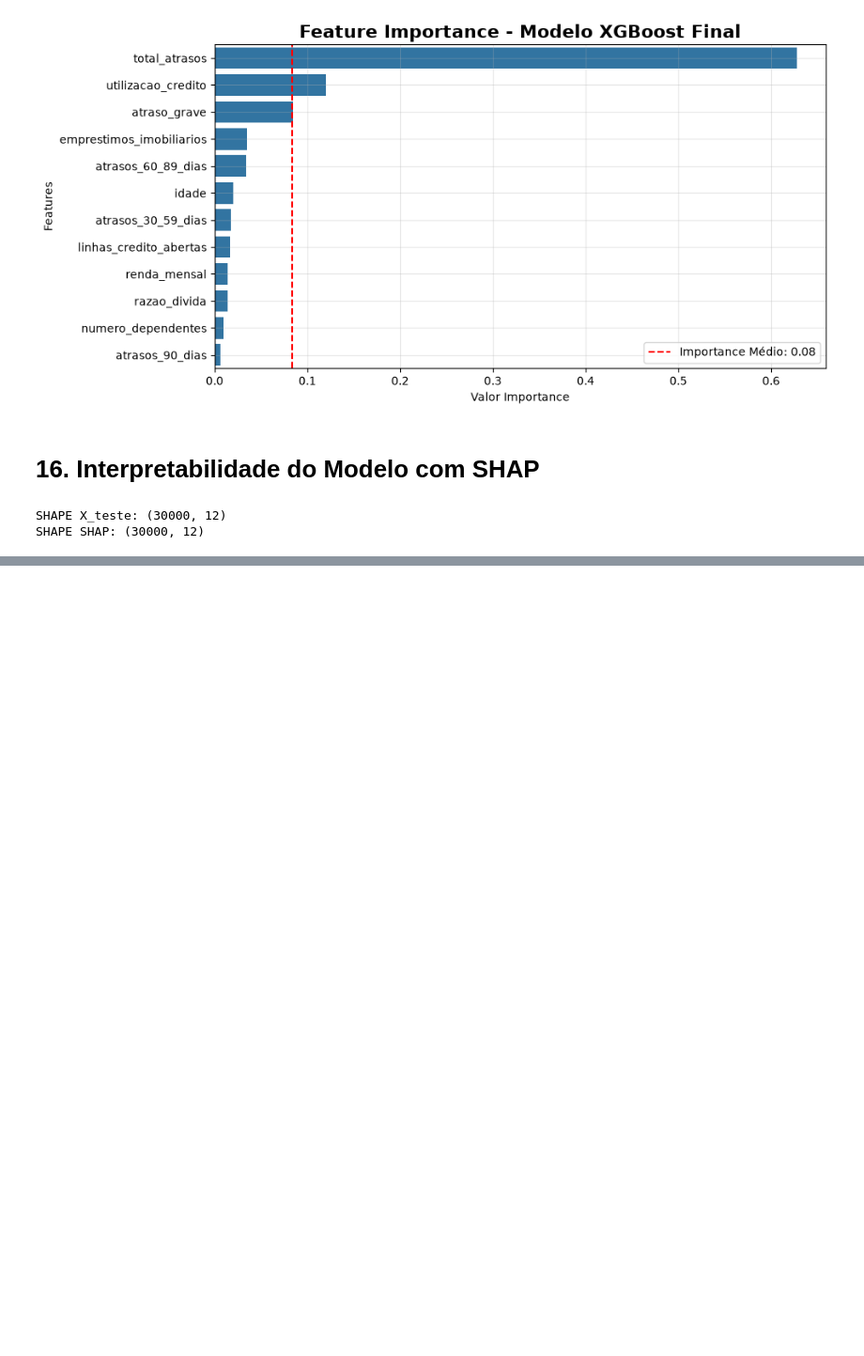
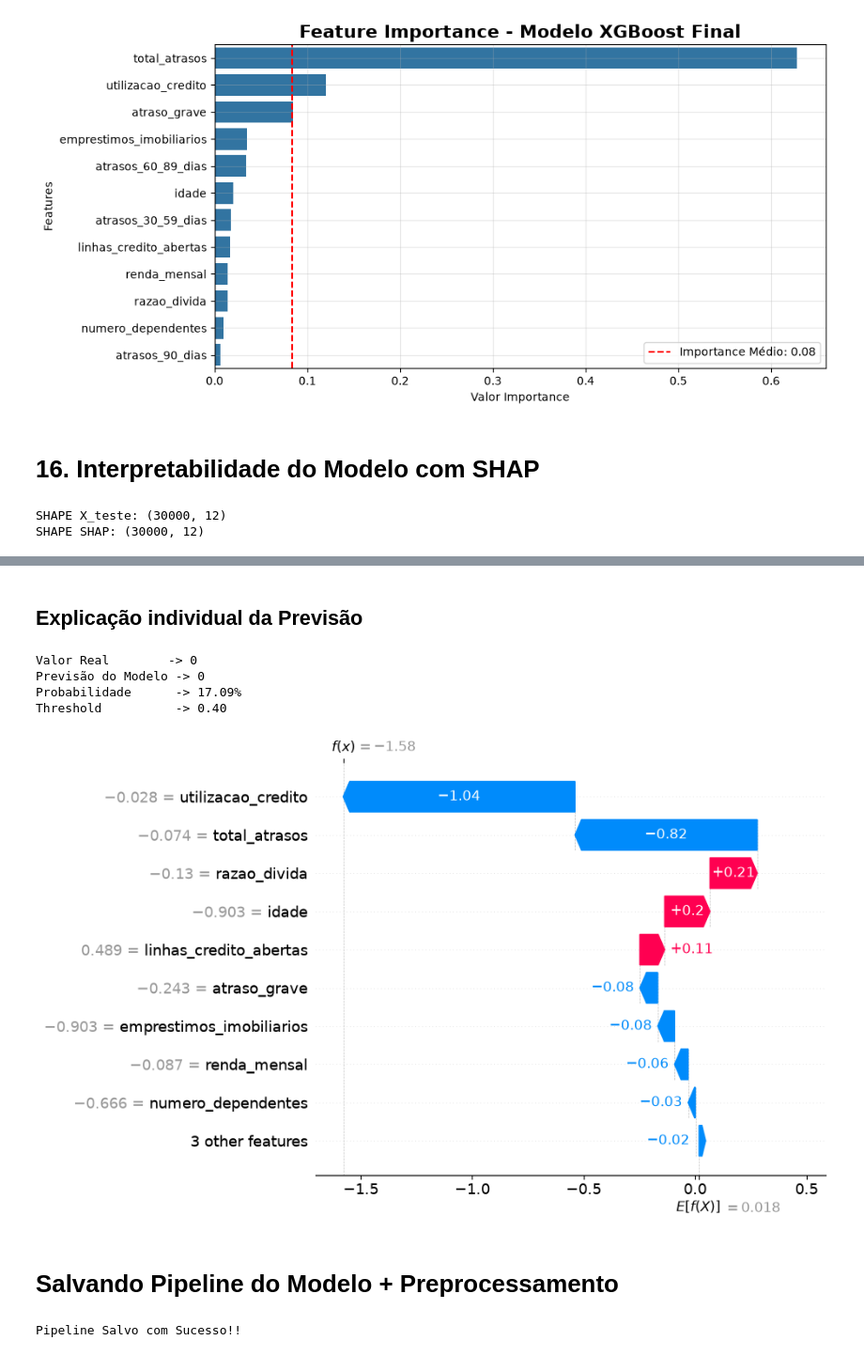
Before and after one commit to RenanTrevelim/credit-risk-modeling, a Jupyter notebook: notebooks/03_modelos_machine_learning.ipynb, the cells around one changed output, grey strips where cells are left out. Shown at 94% size. Saved outputs shown, nothing was run; the diff lists cells and outputs as text; code cells hidden in the pictures; blank space fills up the shorter version.

Commit message:
finalizando interpretabilidade do modelo

```diff
--- a/notebooks/03_modelos_machine_learning.ipynb
+++ b/notebooks/03_modelos_machine_learning.ipynb
@@ -968,0 +995,36 @@ plt.show()
+# %% [markdown]
+## Explicação individual da Previsão
+# %%
+indice_cliente = 3
+threshold = 0.40
+
+# Cliente pela posição dentro do conjunto de teste
+cliente_df = X_teste.iloc[[indice_cliente]]
+
+# Valor real
+previsao_real = y_teste.iloc[indice_cliente]
+
+# Probabilidade de inadimplência
+probabilidade = modelo_xgb_tunado.predict_proba(cliente_df)[0, 1]
+
+# Previsão utilizando o threshold escolhido
+previsao_modelo = int(probabilidade >= threshold)
+
+print(f"Valor Real        -> {previsao_real}")
+print(f"Previsão do Modelo -> {previsao_modelo}")
+print(f"Probabilidade      -> {probabilidade:.2%}")
+print(f"Threshold          -> {threshold:.2f}")
+
+# Explicação individual
+shap.plots.waterfall(
+    shap_values[indice_cliente],
+    max_display=10
+)
+# %% [output]
+Valor Real        -> 0
+Previsão do Modelo -> 0
+Probabilidade      -> 17.09%
+Threshold          -> 0.40
+[figure, added]
+# %% [markdown]
+# Salvando Pipeline do Modelo + Preprocessamento
@@ -968,0 +1036,6 @@ plt.show()
+# %%
+joblib.dump(pipeline_final, "../models/pipeline_modelo.pkl")
+
+print("Pipeline Salvo com Sucesso!!")
+# %% [output]
+Pipeline Salvo com Sucesso!!
```
Also changed, not shown: parts of 22 cells of this notebook, 1 other file.
